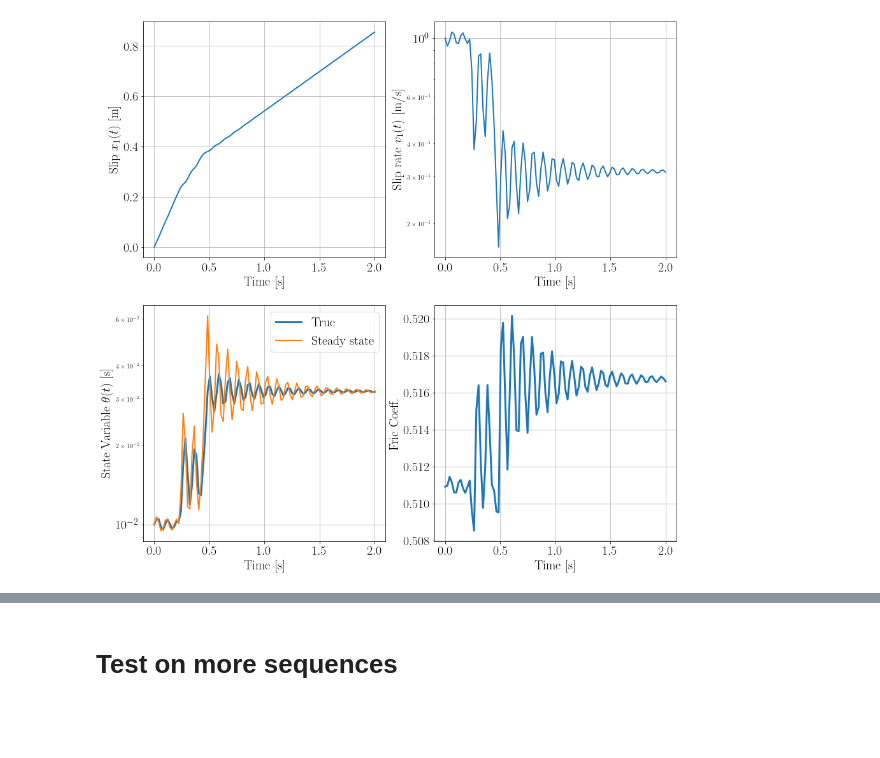
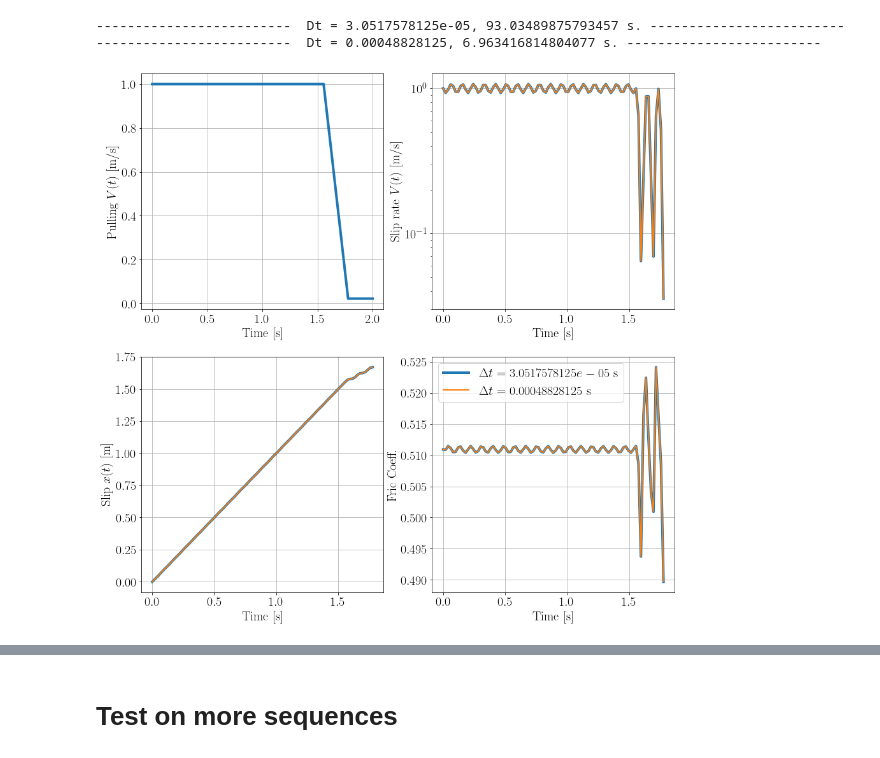
Before and after one commit to Shengduo/RateAndStateWithPotential, a Jupyter notebook: SpringSliderTrial.ipynb, the cells around one changed output, grey strips where cells are left out. Cells and saved outputs as stored; diff of their text form; code cells hidden in the pictures; blank space fills up the shorter version.

```diff
--- a/SpringSliderTrial.ipynb
+++ b/SpringSliderTrial.ipynb
@@ -38,21 +40,47 @@ RSParams = [0.011, 0.016, 1. / 1.e-2, 0.58]
 # Solver specific parameters
 rtol, atol = 1.e-8, 1.e-10
 regularizedFlag = False
-solver = 'rk4'
 
-# Initial condition
-y0 = torch.tensor([0., 1., 1. / RSParams[2]])
-myMFParams = MassFricParams(kmg, myVT.VT, RSParams, y0, lawFlag = "aging", regularizedFlag = True)
+# Solver-specific settings
+# solver = 'dopri5'
+solver = 'implicit_adams'
+max_iters = 20
+step_sizes = [pow(2., i) for i in np.linspace(-15, -11, num = 2)]
 
-# Set for my sequence
-myTimeSeq = TimeSequenceGen(myVT.Trange[1],
-                            10,
-                            myMFParams,
-                            rtol,
-                            atol,
-                            regularizedFlag,
-                            solver)
+# Store the results
+Frics = []
+Vs = []
+xs = []
+legends = ["$\Delta t = {0}$ s".format(step_size) for step_size in step_sizes]
+
+## Loop thru all step_sizes
+for step_size in step_sizes:
+    solver_options = {
+        'max_iters' : max_iters,
+        'step_size' : step_size,
+    }
+
+    # Initial condition
+    y0 = torch.tensor([0., 1., 1. / RSParams[2]])
+    myMFParams = MassFricParams(kmg, myVT.VT, RSParams, y0, lawFlag = "aging", regularizedFlag = regularizedFlag)
+
+    # Start timer
+    st = time.time()
+
+    # Set for my sequence
+    myTimeSeq = TimeSequenceGen(myVT.Trange[1],
+                                10,
+                                myMFParams,
+                                rtol,
+                                atol,
+                                regularizedFlag,
+                                solver,
+                                solver_options)
+
+    Vs.append(myTimeSeq.default_y[1, :])
+    xs.append(myTimeSeq.default_y[0, :])
+    Frics.append(myTimeSeq.Fric)
+    print("-"* 25, " Dt = {0}, {1} s.".format(step_size, time.time() - st), "-"* 25)
+# %% [output]
+-------------------------  Dt = 3.0517578125e-05, 93.03489875793457 s. -------------------------
+-------------------------  Dt = 0.00048828125, 6.963416814804077 s. -------------------------
-# %%
-myTimeSeq.plotY(myTimeSeq.t, myTimeSeq.default_y)
-# %% [output]
-[figure, removed]
@@ -87,2 +87,6 @@ def load_model(modelPrefix, mapDevice=torch.device("cuda:0"), dim_xi=1, dict_fla
+# %%
+f, axs = plotGenVXFric(myVT.VT[0, :], myVT.VT[1, :], myTimeSeq.t, Vs, xs, Frics, legends)
+# %% [output]
+[figure, added]
 # %%
 # Try loading the model
```
Also changed, not shown: parts of 9 cells of this notebook, 7 other files.
